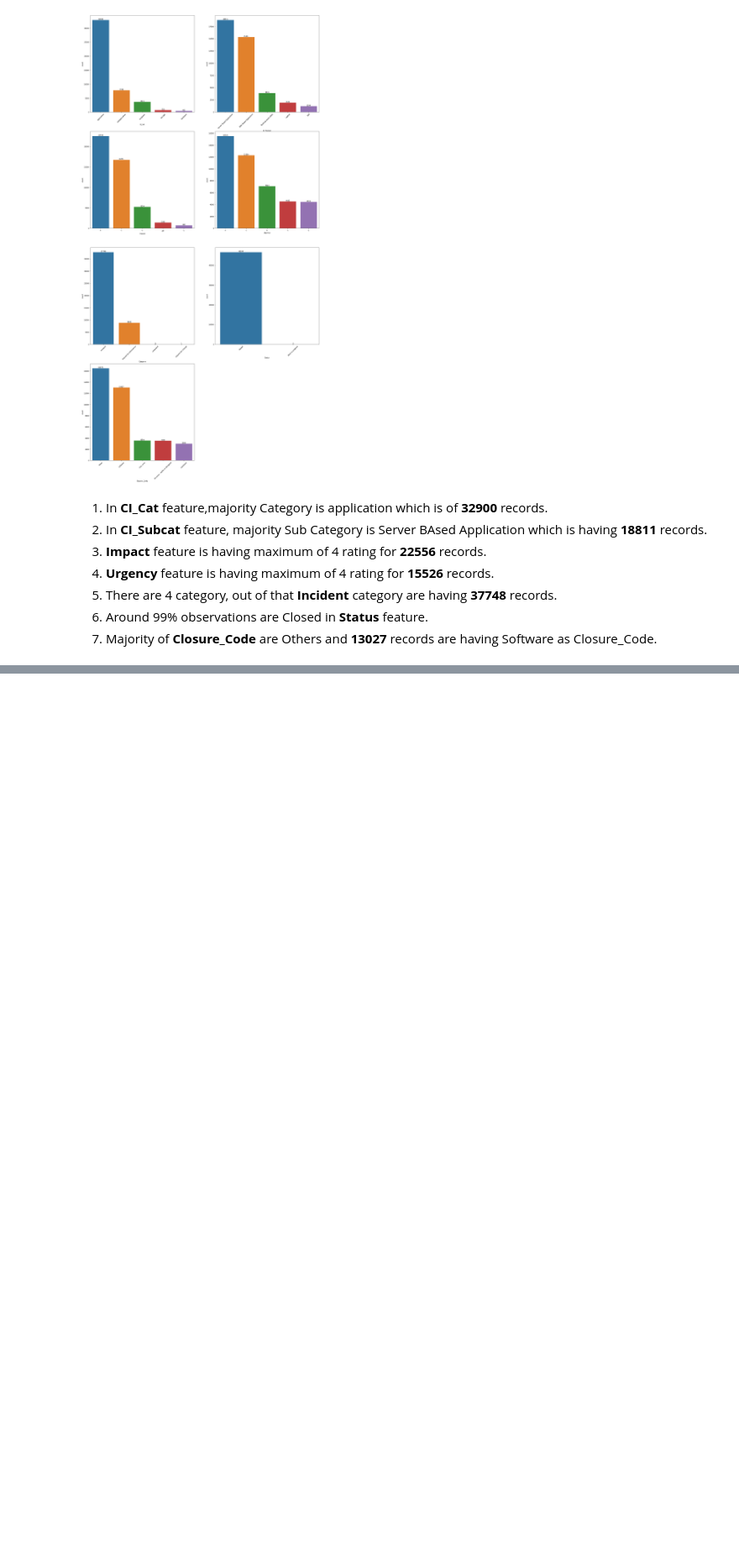
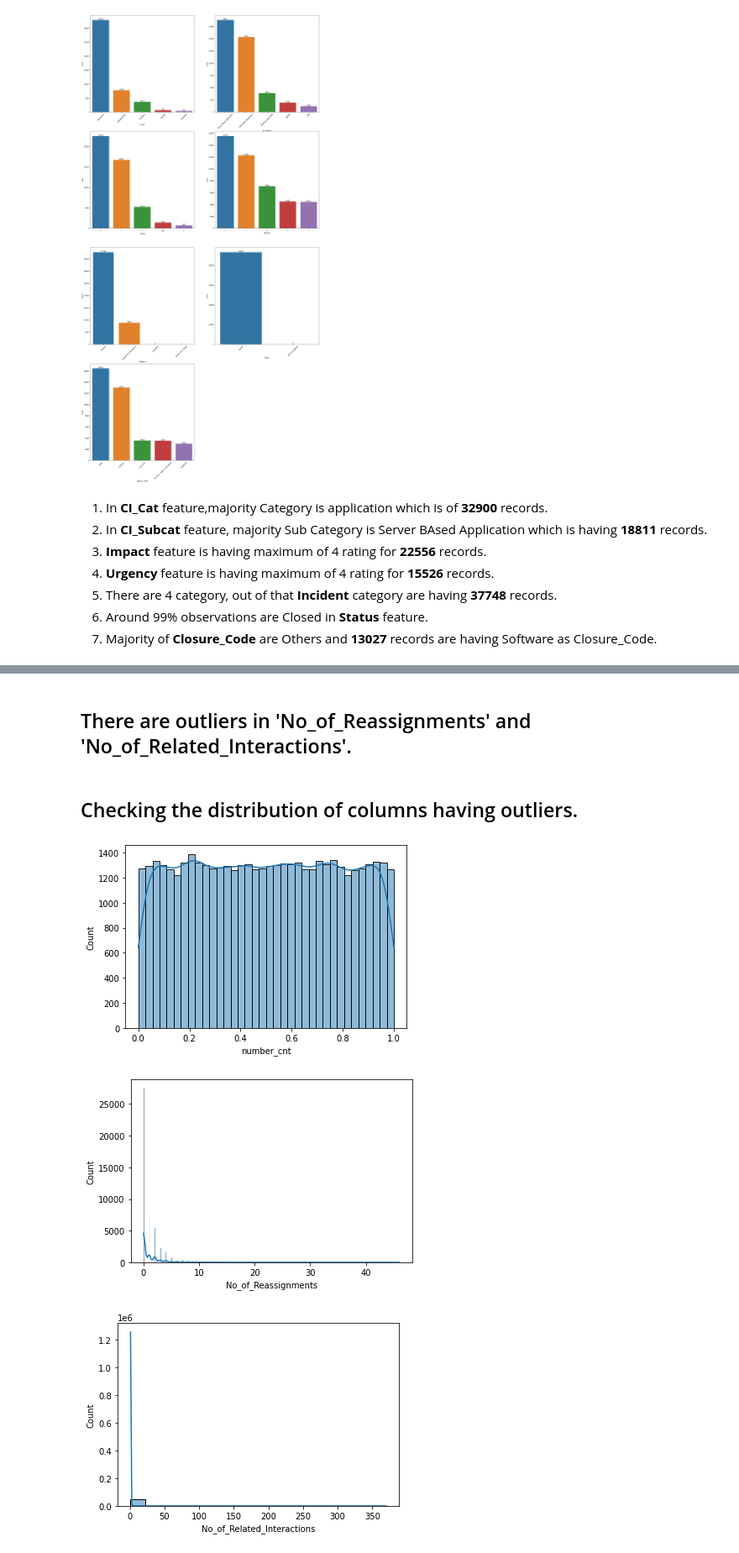
Before and after one commit to SHASHANKV9611/ABC-Tech-ITSM---ML, a Jupyter notebook: ABC_Tech.ipynb, the cells around one changed output, grey strips where cells are left out. Shown: that part at 84% size. Saved outputs shown, nothing was run; the diff lists cells and outputs as text; code cells hidden in the pictures; blank space fills up the shorter version.

```diff
--- a/ABC_Tech.ipynb
+++ b/ABC_Tech.ipynb
@@ -258,0 +352,13 @@ plt.show()
+# %% [markdown]
+## There are outliers in 'No_of_Reassignments' and 'No_of_Related_Interactions'.
+# %% [markdown]
+
+## Checking the distribution of columns having outliers.
+# %%
+for i in a.columns:
+  sns.histplot(x=i,data=data,kde=True)
+  plt.show()
+# %% [output]
+[figure, added]
+[figure, added]
+[figure, added]
```
Also changed, not shown: parts of 37 cells of this notebook.
